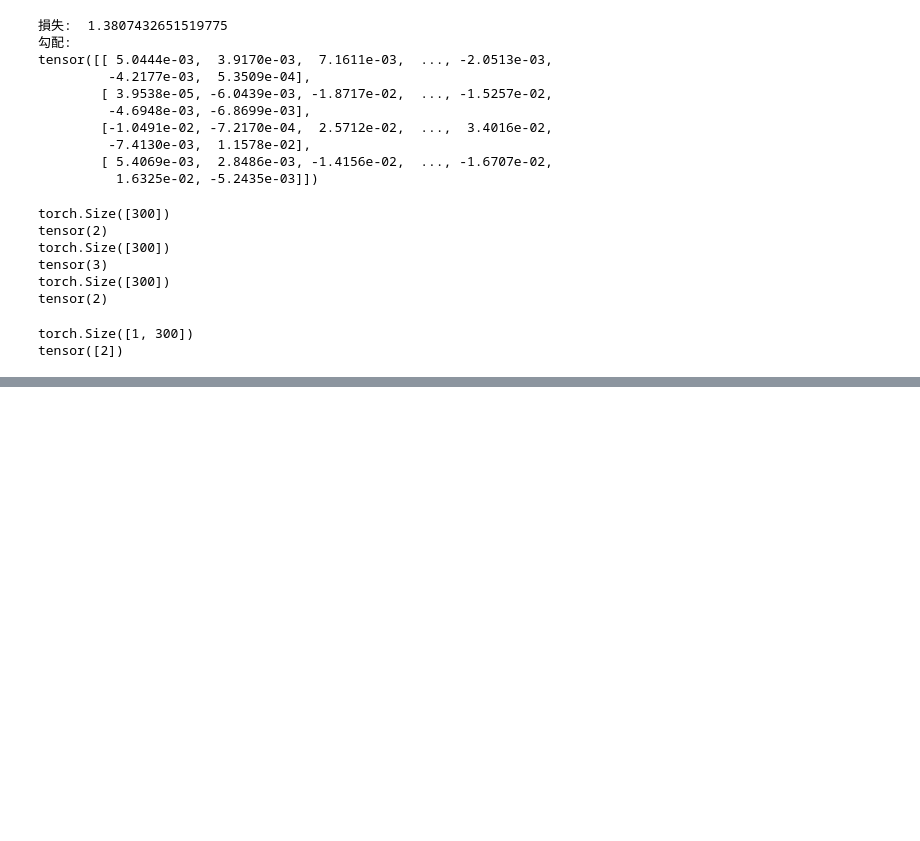
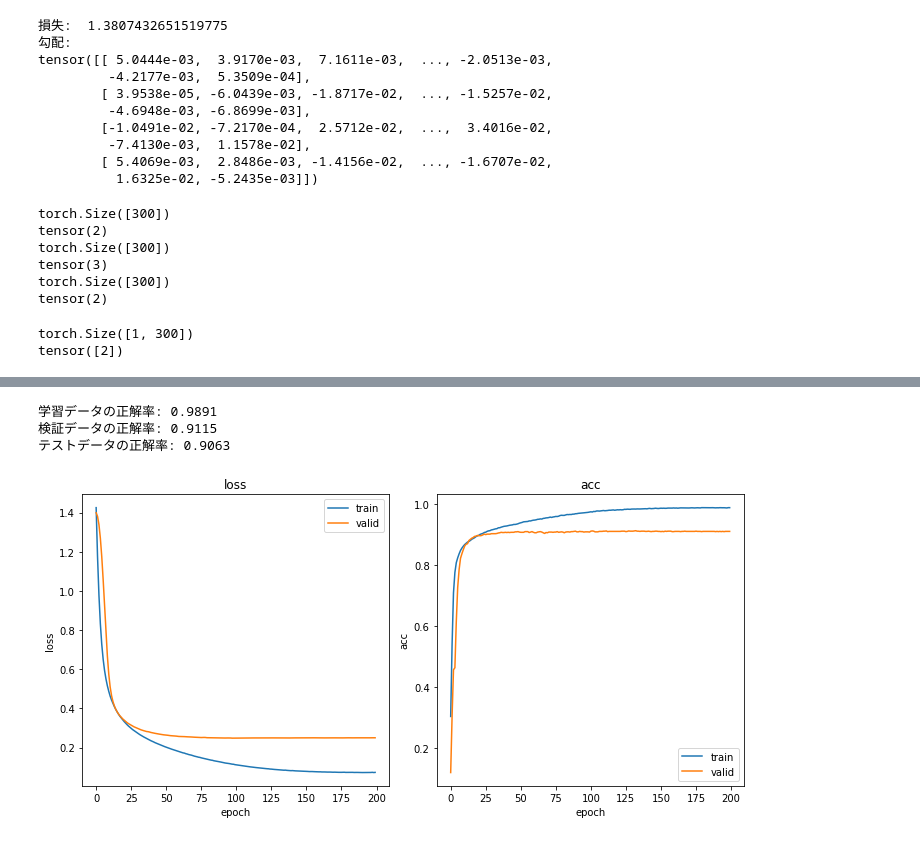
Before and after one commit to don1749/NLP-100-exercise-2020, a Jupyter notebook: CH8 Neural-network/CH8.ipynb, the cells around one changed output, grey strips where cells are left out. Cells and saved outputs as stored; diff of their text form; code cells hidden in the pictures; blank space fills up the shorter version.

```diff
--- a/CH8 Neural-network/CH8.ipynb
+++ b/CH8 Neural-network/CH8.ipynb
@@ -487,0 +668,20 @@ plt.savefig('fig74.png')
+# %%
+class MLNet(nn.Module):
+    def __init__(self, input_size, mid_size, output_size):
+        super().__init__()
+        self.layers = nn.Sequential(
+                    nn.Linear(input_size, mid_size),
+                    nn.BatchNorm1d(mid_size),
+                    nn.ReLU(),
+                    nn.Linear(mid_size, mid_size),
+                    nn.BatchNorm1d(mid_size),
+                    nn.ReLU(),
+                    nn.Linear(mid_size, output_size),
+                    )
+
+    def forward(self, x):
+        logits = self.layers(x)
+        return logits
+
+net = MLNet(300, 256, 4)
+print(net)
@@ -487,0 +818,43 @@ plt.savefig('fig74.png')
+# %%
+def calc_acc(net, dataloader):
+    device = torch.device("cuda:0" if torch.cuda.is_available() else "cpu")
+    net.eval()
+    corrects = 0
+    with torch.no_grad():
+        for inputs, labels in dataloader:
+            inputs = inputs.to(device)
+            labels = labels.to(device)
+            outputs = net(inputs)
+            _, preds = torch.max(outputs, 1) # ラベルを予想
+            corrects += torch.sum(preds == labels.data).cpu()
+    return corrects / len(dataloader.dataset)
+
+acc_train = calc_acc(net, train_dataloader)
+acc_valid = calc_acc(net, valid_dataloader)
+acc_test = calc_acc(net, test_dataloader)
+print('学習データの正解率: {:.4f}'.format(acc_train))
+print('検証データの正解率: {:.4f}'.format(acc_valid))
+print('テストデータの正解率: {:.4f}'.format(acc_test))
+
+fig, ax = plt.subplots(1,2, figsize=(10, 5))
+epochs = np.arange(num_epochs)
+ax[0].plot(epochs, train_loss, label='train')
+ax[0].plot(epochs, valid_loss, label='valid')
+ax[0].set_title('loss')
+ax[0].set_xlabel('epoch')
+ax[0].set_ylabel('loss')
+ax[1].plot(epochs, train_acc, label='train')
+ax[1].plot(epochs, valid_acc, label='valid')
+ax[1].set_title('acc')
+ax[1].set_xlabel('epoch')
+ax[1].set_ylabel('acc')
+ax[0].legend(loc='best')
+ax[1].legend(loc='best')
+plt.tight_layout()
+plt.savefig('fig79.png')
+plt.show()
+# %% [output]
+学習データの正解率: 0.9891
+検証データの正解率: 0.9115
+テストデータの正解率: 0.9063
+[figure, added]
```
Also changed, not shown: parts of 13 cells of this notebook, 8 other files.
